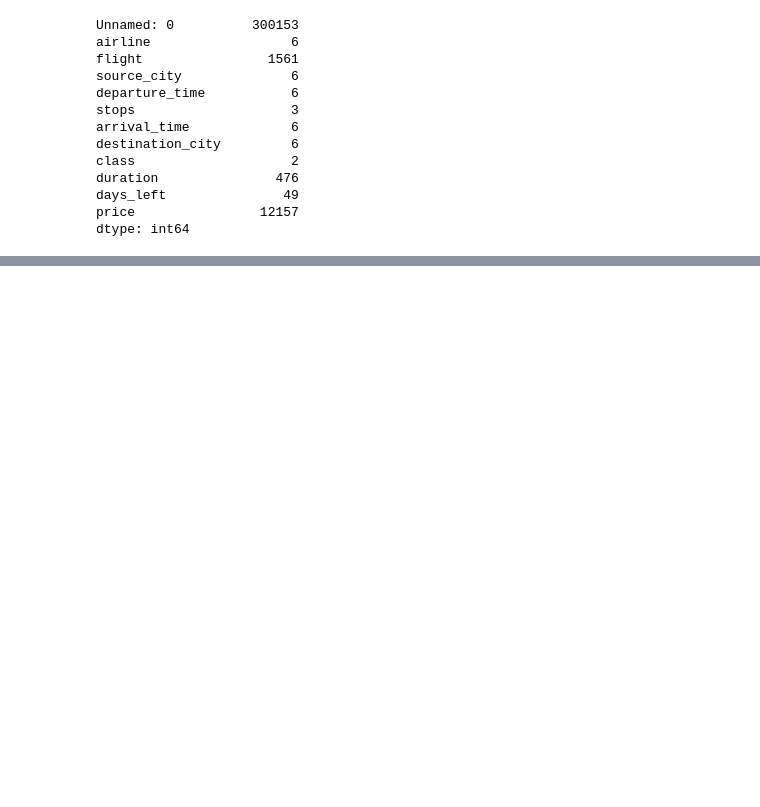
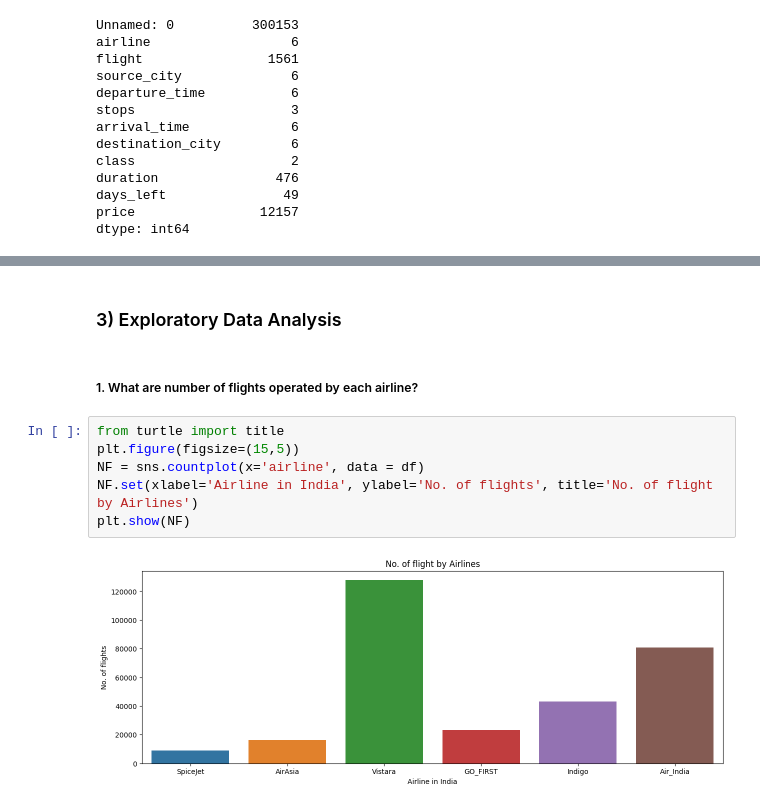
Before and after one commit to amitbudhathoki/Airlines_Data_Analysis, a Jupyter notebook: Airlines data analysis.ipynb, the cells around one changed output, grey strips where cells are left out. Cells and saved outputs as stored; diff of their text form; blank space fills up the shorter version.

```diff
--- a/Airlines data analysis.ipynb
+++ b/Airlines data analysis.ipynb
@@ -48,0 +69,12 @@ dtype: int64
+# %% [markdown]
+### 3) Exploratory Data Analysis
+# %% [markdown]
+##### 1. What are number of flights operated by each airline?
+# %%
+from turtle import title
+plt.figure(figsize=(15,5))
+NF = sns.countplot(x='airline', data = df)
+NF.set(xlabel='Airline in India', ylabel='No. of flights', title='No. of flight by Airlines')
+plt.show(NF)
+# %% [output]
+[figure, added]
```
Also changed, not shown: parts of 6 cells of this notebook.
